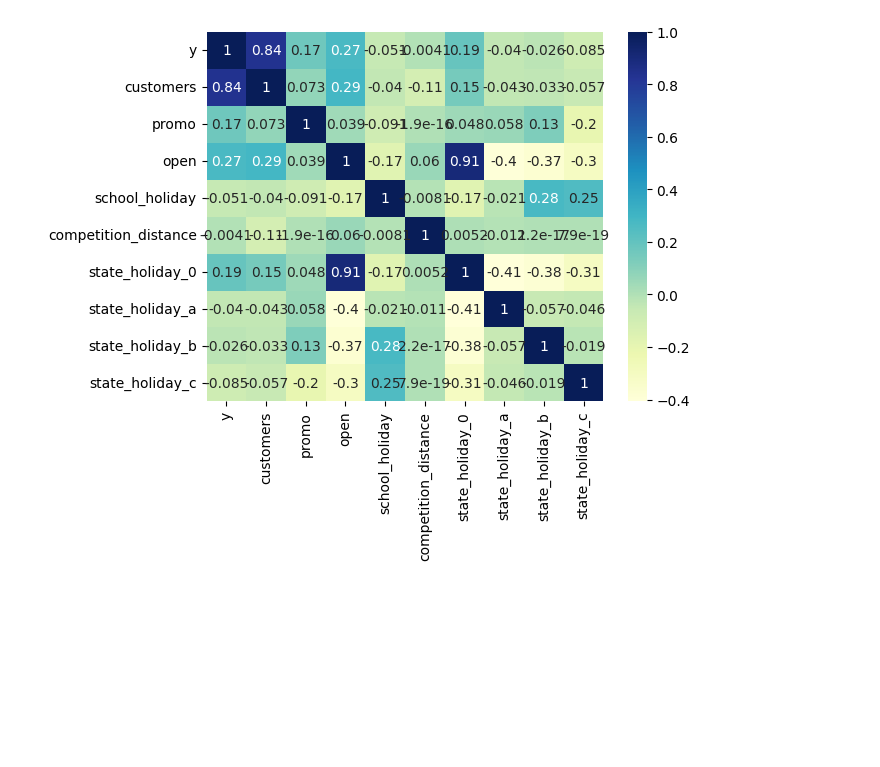
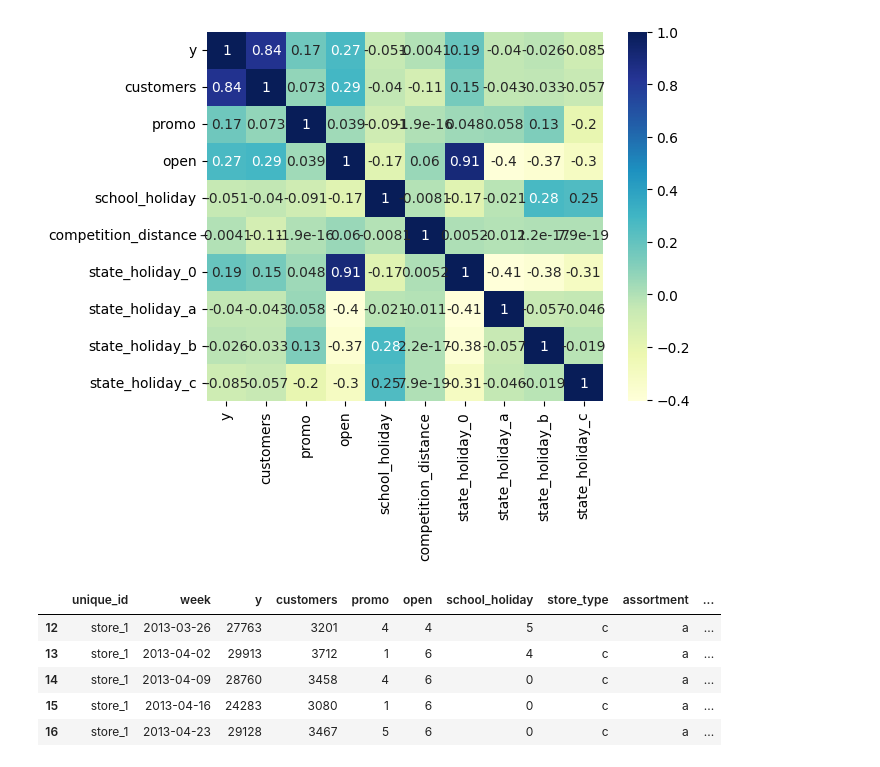
Before and after one commit to YL-6/BF-final, a Jupyter notebook: Sila.2.ipynb, the cells around one changed output. Drawn from its saved outputs; the diff is of its cells as text; code cells hidden in the pictures; blank space fills up the shorter version.

```diff
--- a/Sila.2.ipynb
+++ b/Sila.2.ipynb
@@ -382,3 +382,23 @@ state_holiday_a              1.000000    -5.707299e-02    -4.642170e-02
 state_holiday_b             -0.057073     1.000000e+00    -1.877017e-02
 state_holiday_c             -0.046422    -1.877017e-02     1.000000e+00
 [figure]
+# %%
+df = weekly_data.copy()
+# ADD LAG FEATURES
+# -----------------------------
+def add_lags(df, lags):
+    for lag in lags:
+        df[f"lag_{lag}"] = df.groupby("unique_id")["y"].shift(lag)
+    return df
+
+# Choosing lags: Based on domain knowledge (weekly sales patterns) and experimentation
+weekly_data = add_lags(weekly_data, lags=[1, 2, 3, 4])
+weekly_data.dropna(inplace=True)
+weekly_data.head()
+# %% [output]
+|  | unique_id | week | y | customers | promo | open | school_holiday | store_type | assortment | ... |
+| 12 | store_1 | 2013-03-26 | 27763 | 3201 | 4 | 4 | 5 | c | a | ... |
+| 13 | store_1 | 2013-04-02 | 29913 | 3712 | 1 | 6 | 4 | c | a | ... |
+| 14 | store_1 | 2013-04-09 | 28760 | 3458 | 4 | 6 | 0 | c | a | ... |
+| 15 | store_1 | 2013-04-16 | 24283 | 3080 | 1 | 6 | 0 | c | a | ... |
+| 16 | store_1 | 2013-04-23 | 29128 | 3467 | 5 | 6 | 0 | c | a | ... |
```
